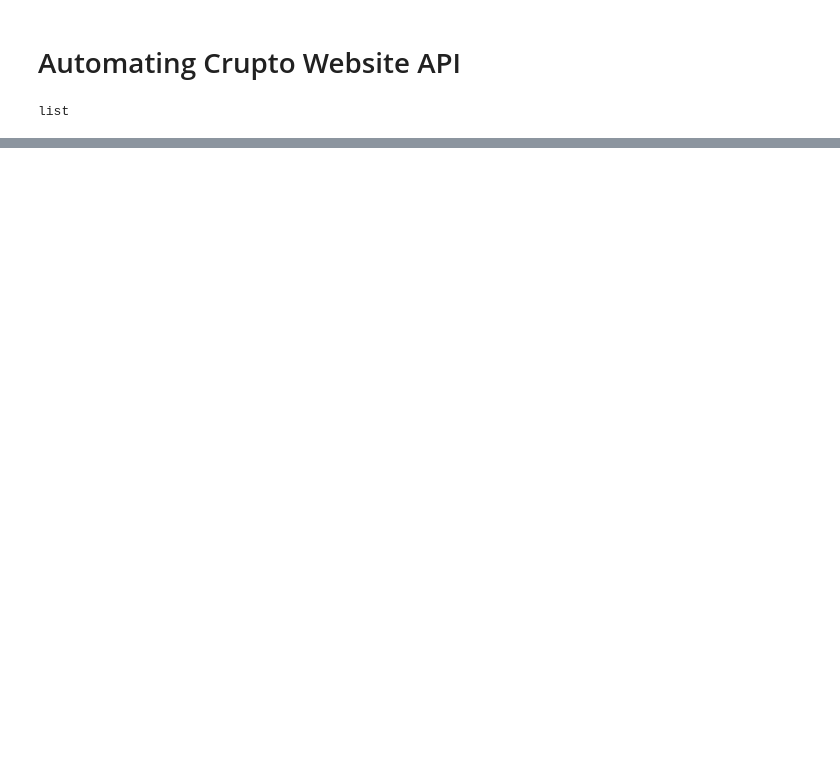
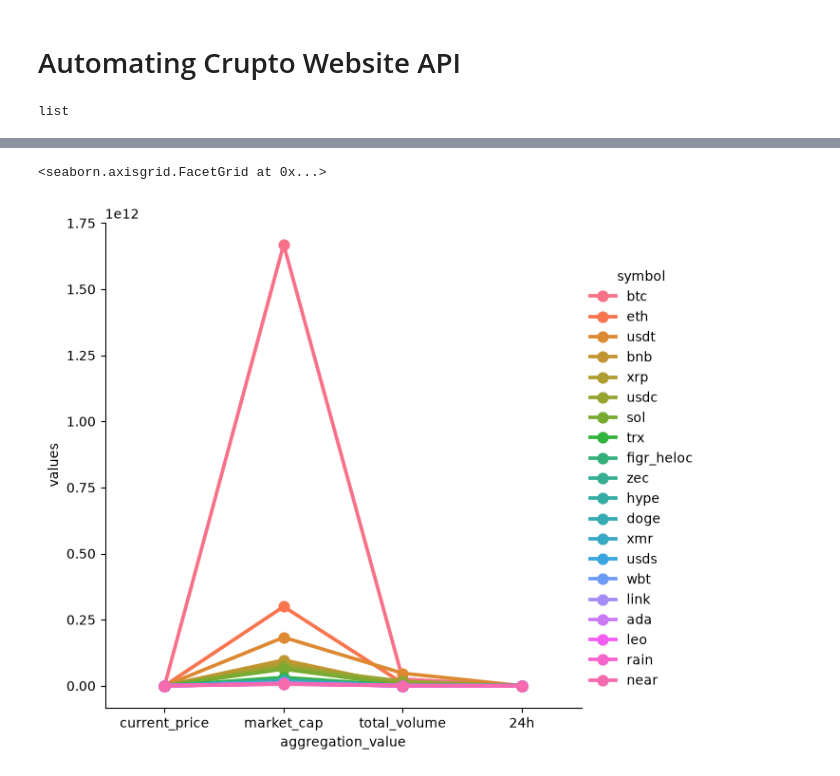
Before and after one commit to om2108/Python-Learning, a Jupyter notebook: Crypto automation Project/Automating Crupto Website.ipynb, the cells around one changed output, grey strips where cells are left out. Saved outputs shown, nothing was run; the diff lists cells and outputs as text; code cells hidden in the pictures; blank space fills up the shorter version.

```diff
--- a/Crypto automation Project/Automating Crupto Website.ipynb
+++ b/Crypto automation Project/Automating Crupto Website.ipynb
@@ -146,0 +222,3 @@ df27
+# %%
+df5 =  df4.to_frame(name = 'values')
+df5
@@ -146,0 +244,4 @@ df27
+# %%
+index = pd.Index(range(80))
+df6 = df5.reset_index()
+df6
@@ -146,0 +266,3 @@ df27
+# %%
+df7 = df6.rename(columns = {'level_1': 'aggregation_value'})
+df7
@@ -146,0 +287,2 @@ df27
+# %%
+df7['aggregation_value'] = df7['aggregation_value'].replace(['price_change_percentage_24h'],['24h'])
@@ -146,0 +292,5 @@ df27
+# %%
+sns.catplot(x = 'aggregation_value', y = 'values', hue = 'symbol', data = df7, kind = 'point', height=6)
+# %% [output]
+<seaborn.axisgrid.FacetGrid at 0x...>
+[figure, added]
```
Also changed, not shown: parts of 14 cells of this notebook, 1 other file.
